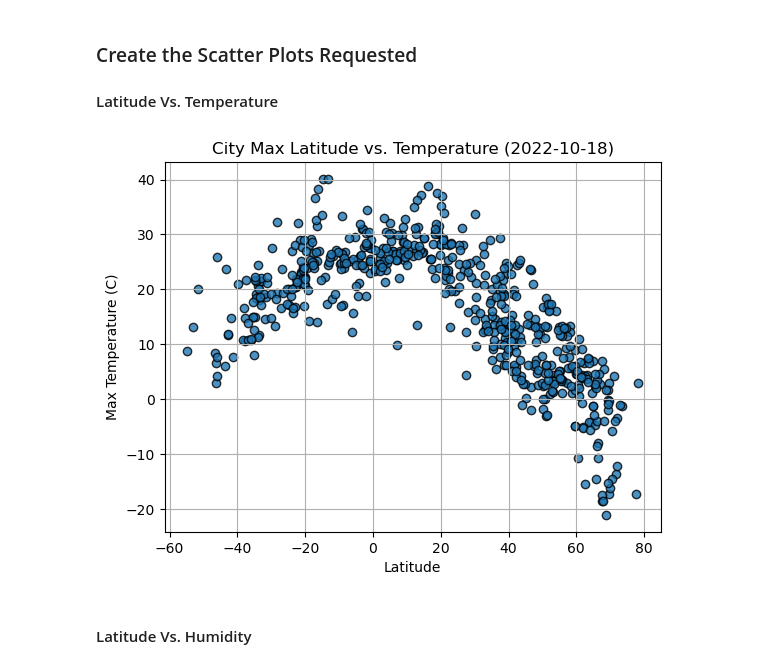
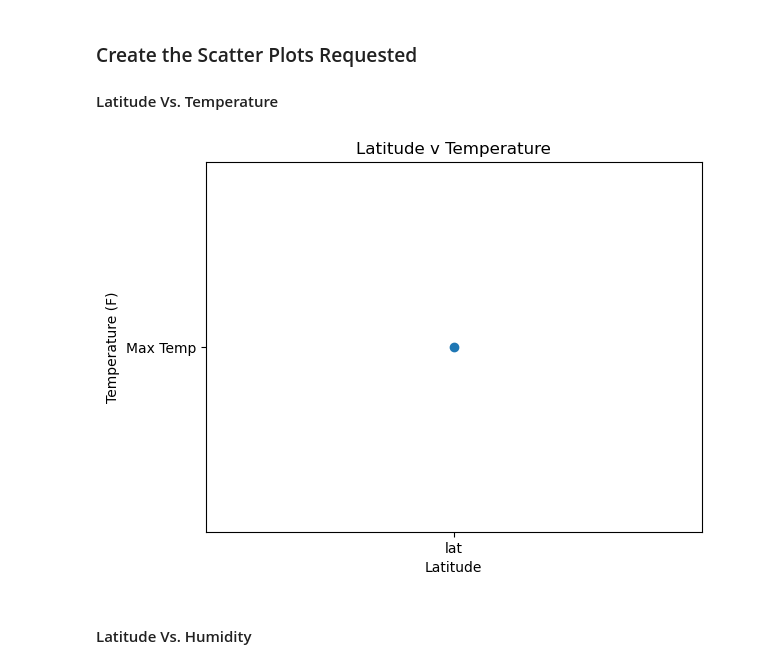
Before and after one commit to SariStormdance/python_api_challenge, a Jupyter notebook: python_api_challenge/WeatherPy.ipynb, the cells around one changed output. Drawn from its saved outputs; the diff is of its cells as text; code cells hidden in the pictures.

```diff
--- a/python_api_challenge/WeatherPy.ipynb
+++ b/python_api_challenge/WeatherPy.ipynb
@@ -210,18 +210,20 @@ city_data_df.head()
 #### Latitude Vs. Temperature
 # %%
 # Build scatter plot for latitude vs. temperature
-
+df.plot(kind='scatter', x='col1', y='col2', s=df.col3)
 
 # Incorporate the other graph properties
-
+plt.title("Latitude v Temperature")
+plt.xlabel("Latitude")
+plt.ylabel("Temperature (F)")
 
 # Save the figure
-plt.savefig("output_data/Fig2.png")
+plt.savefig("output_data/Fig1.png")
 
 # Show plot
 plt.show()
 # %% [output]
-[figure, old version]
+[figure, new version]
 # %% [markdown]
 #### Latitude Vs. Humidity
 # %%
```
Also changed, not shown: parts of 6 cells of this notebook, 3 other files.
